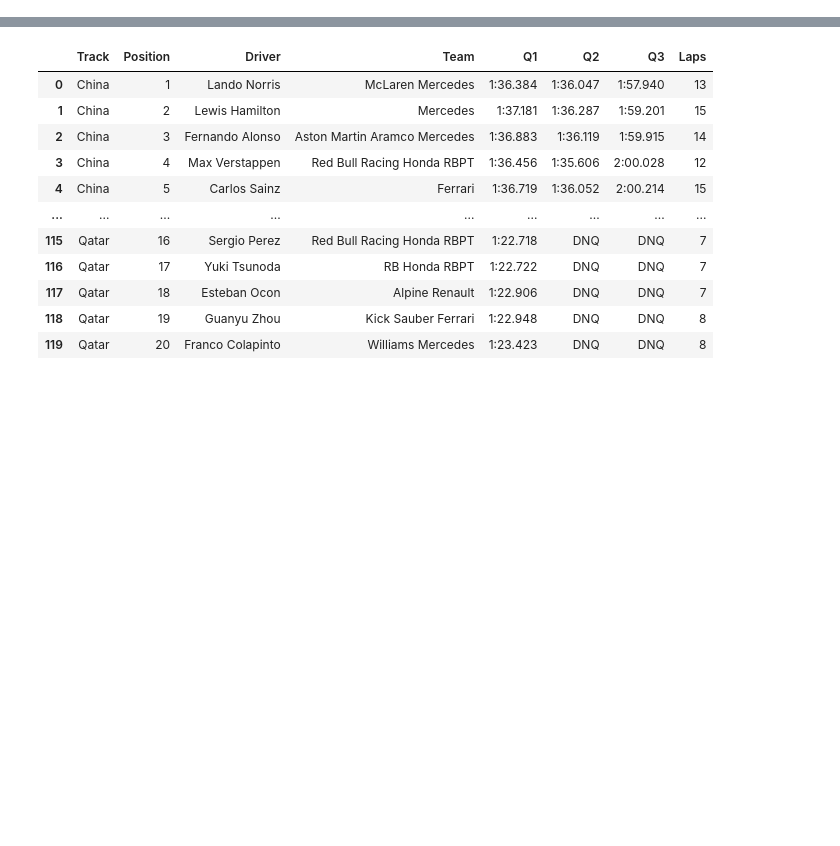
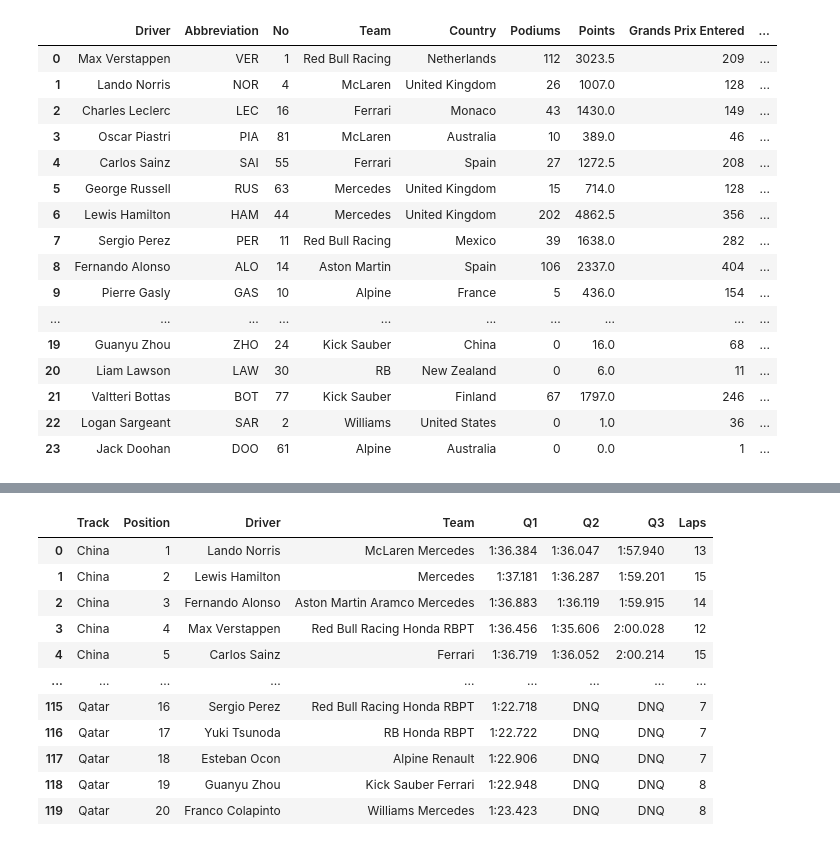
Before and after one commit to CWN221/Formula1-Data_Analytics, a Jupyter notebook: F1-2024_Analysis.ipynb, the cells around one changed output, grey strips where cells are left out. Cells and saved outputs as stored; diff of their text form; code cells hidden in the pictures; blank space fills up the shorter version.

```diff
--- a/F1-2024_Analysis.ipynb
+++ b/F1-2024_Analysis.ipynb
@@ -18,4 +19,24 @@ driverOfTheDay = pd.read_csv('Formula1_2024season_driverOfTheDayVotes.csv')
 raceResults = pd.read_csv('Formula1_2024season_raceResults.csv')
+# %%
+seasonDrivers
+# %% [output]
+|  | Driver | Abbreviation | No | Team | Country | Podiums | Points | Grands Prix Entered | ... |
+| 0 | Max Verstappen | VER | 1 | Red Bull Racing | Netherlands | 112 | 3023.5 | 209 | ... |
+| 1 | Lando Norris | NOR | 4 | McLaren | United Kingdom | 26 | 1007.0 | 128 | ... |
+| 2 | Charles Leclerc | LEC | 16 | Ferrari | Monaco | 43 | 1430.0 | 149 | ... |
+| 3 | Oscar Piastri | PIA | 81 | McLaren | Australia | 10 | 389.0 | 46 | ... |
+| 4 | Carlos Sainz | SAI | 55 | Ferrari | Spain | 27 | 1272.5 | 208 | ... |
+| 5 | George Russell | RUS | 63 | Mercedes | United Kingdom | 15 | 714.0 | 128 | ... |
+| 6 | Lewis Hamilton | HAM | 44 | Mercedes | United Kingdom | 202 | 4862.5 | 356 | ... |
+| 7 | Sergio Perez | PER | 11 | Red Bull Racing | Mexico | 39 | 1638.0 | 282 | ... |
+| 8 | Fernando Alonso | ALO | 14 | Aston Martin | Spain | 106 | 2337.0 | 404 | ... |
+| 9 | Pierre Gasly | GAS | 10 | Alpine | France | 5 | 436.0 | 154 | ... |
+| ... | ... | ... | ... | ... | ... | ... | ... | ... | ... |
+| 19 | Guanyu Zhou | ZHO | 24 | Kick Sauber | China | 0 | 16.0 | 68 | ... |
+| 20 | Liam Lawson | LAW | 30 | RB | New Zealand | 0 | 6.0 | 11 | ... |
+| 21 | Valtteri Bottas | BOT | 77 | Kick Sauber | Finland | 67 | 1797.0 | 246 | ... |
+| 22 | Logan Sargeant | SAR | 2 | Williams | United States | 0 | 1.0 | 36 | ... |
+| 23 | Jack Doohan | DOO | 61 | Alpine | Australia | 0 | 0.0 | 1 | ... |
 # %%
 # Assign Driver Colors
 def assign_color_drivers(drivers):
```
Also changed, not shown: parts of 1 cell of this notebook, 1 other file.
